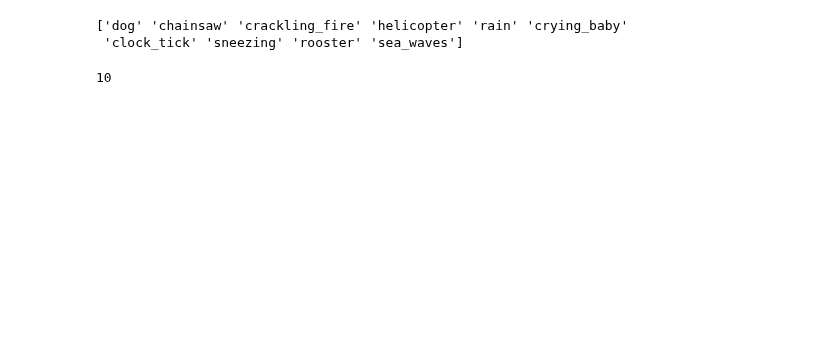
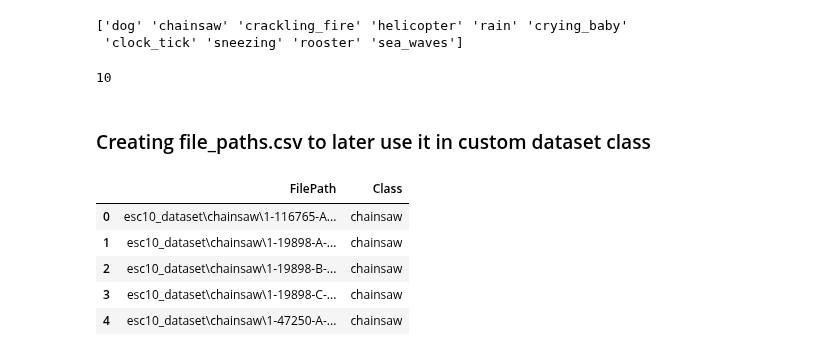
Before and after one commit to 7rohxt/ai-learning-projects, a Jupyter notebook: dl/4-audio-classification/audio.ipynb, the cells around one changed output. Drawn from its saved outputs; the diff is of its cells as text; code cells hidden in the pictures; blank space fills up the shorter version.

```diff
--- a/dl/4-audio-classification/audio.ipynb
+++ b/dl/4-audio-classification/audio.ipynb
@@ -60,3 +64,5 @@ for _, row in df.iterrows():
     dst = os.path.join(class_dir, filename)
 
     shutil.copy(src, dst)
+# %% [markdown]
+### Creating file_paths.csv to later use it in custom dataset class
@@ -62,0 +83,9 @@ for _, row in df.iterrows():
+# %%
+df_paths.head()
+# %% [output]
+|  | FilePath | Class |
+| 0 | esc10_dataset\chainsaw\1-116765-A... | chainsaw |
+| 1 | esc10_dataset\chainsaw\1-19898-A-... | chainsaw |
+| 2 | esc10_dataset\chainsaw\1-19898-B-... | chainsaw |
+| 3 | esc10_dataset\chainsaw\1-19898-C-... | chainsaw |
+| 4 | esc10_dataset\chainsaw\1-47250-A-... | chainsaw |
```
Also changed, not shown: parts of 34 cells of this notebook, 1 other file.
